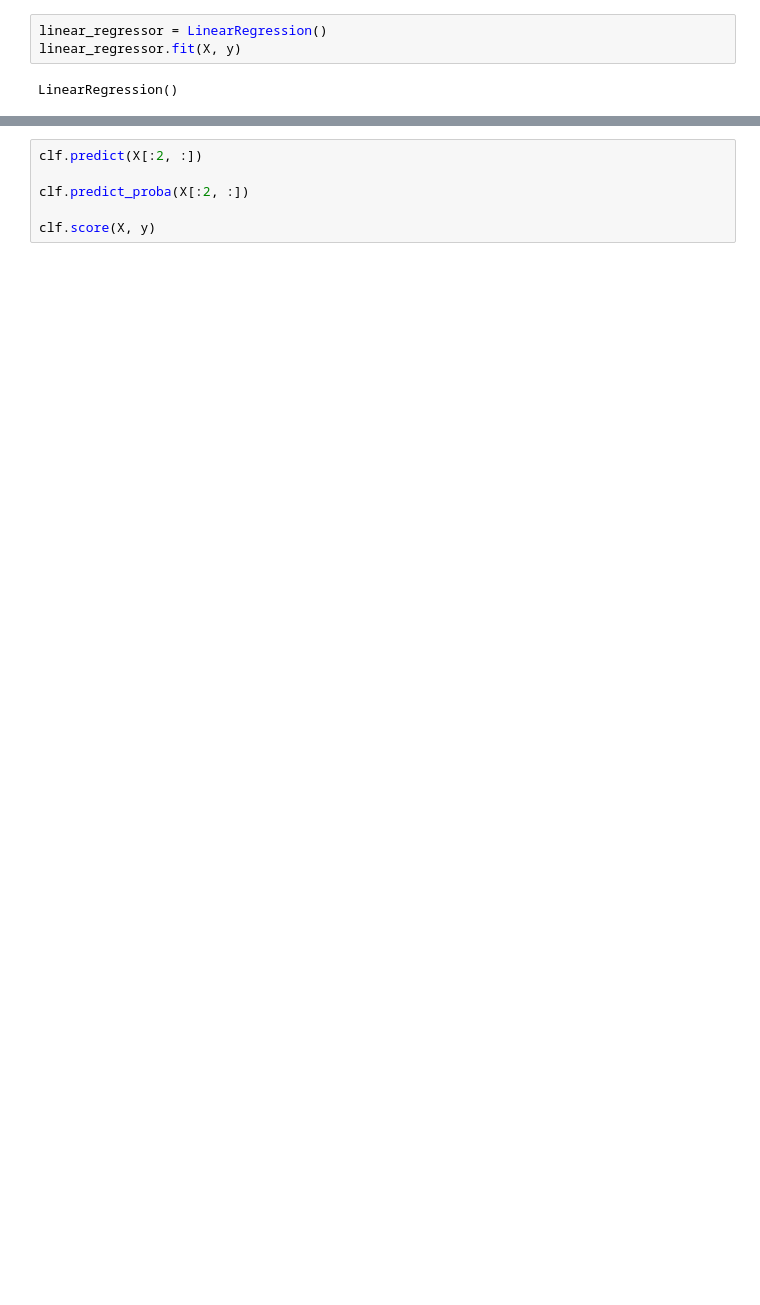
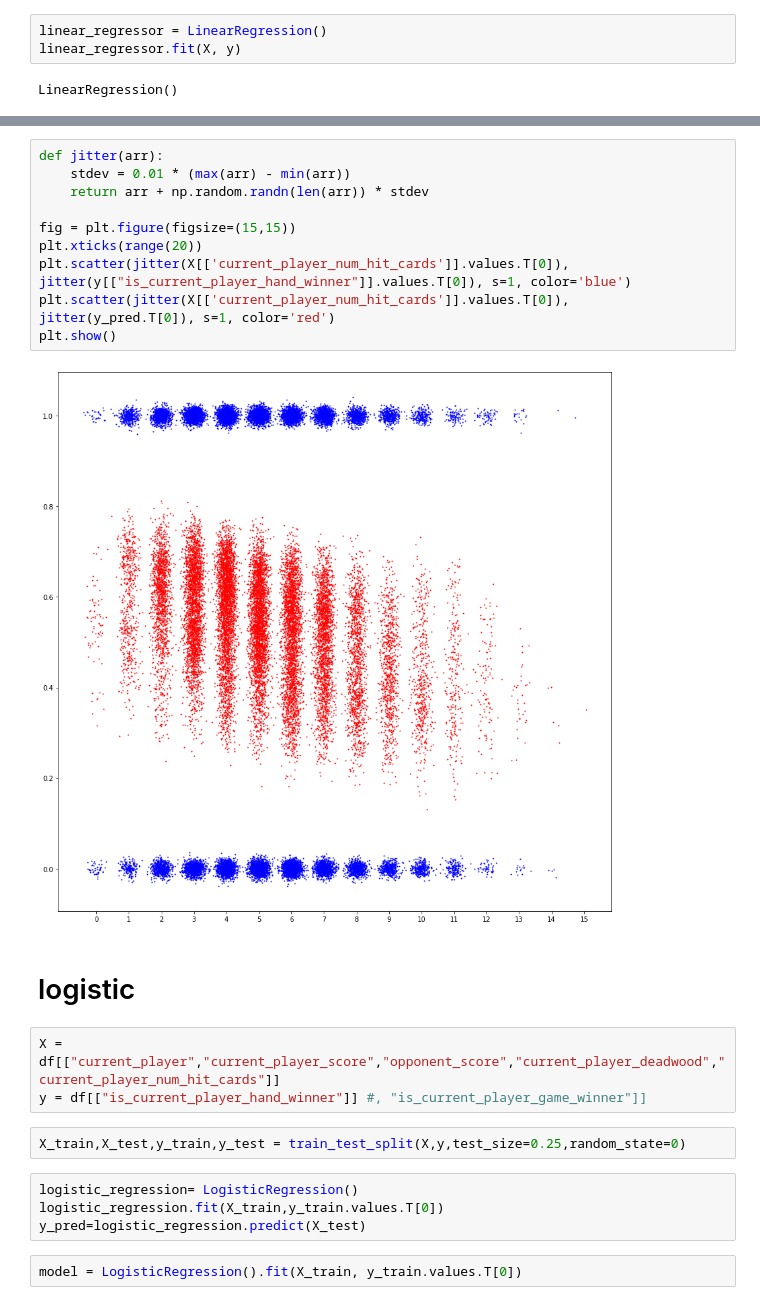
Before and after one commit to PeterEFrancis/gin-rummy-AI, a Jupyter notebook: python/alpha.ipynb, the cells around one changed output, grey strips where cells are left out. Drawn from its saved outputs; the diff is of its cells as text; blank space fills up the shorter version.

```diff
--- a/python/alpha.ipynb
+++ b/python/alpha.ipynb
@@ -64,6 +64,25 @@ ValueError: Unknown label type: 'continuous'
-# %%
-clf.predict(X[:2, :])
-
-clf.predict_proba(X[:2, :])
-
-clf.score(X, y)
+# %%
+def jitter(arr):
+    stdev = 0.01 * (max(arr) - min(arr))
+    return arr + np.random.randn(len(arr)) * stdev
+
+fig = plt.figure(figsize=(15,15))
+plt.xticks(range(20))
+plt.scatter(jitter(X[['current_player_num_hit_cards']].values.T[0]), jitter(y[["is_current_player_hand_winner"]].values.T[0]), s=1, color='blue')
+plt.scatter(jitter(X[['current_player_num_hit_cards']].values.T[0]), jitter(y_pred.T[0]), s=1, color='red')
+plt.show()
+# %% [output]
+[figure, added]
+# %% [markdown]
+# logistic
+# %%
+X = df[["current_player","current_player_score","opponent_score","current_player_deadwood","current_player_num_hit_cards"]]
+y = df[["is_current_player_hand_winner"]] #, "is_current_player_game_winner"]]
+# %%
+X_train,X_test,y_train,y_test = train_test_split(X,y,test_size=0.25,random_state=0)
+# %%
+logistic_regression= LogisticRegression()
+logistic_regression.fit(X_train,y_train.values.T[0])
+y_pred=logistic_regression.predict(X_test)
+# %%
+model = LogisticRegression().fit(X_train, y_train.values.T[0])
```
Also changed, not shown: parts of 12 cells of this notebook, 13 other files.
